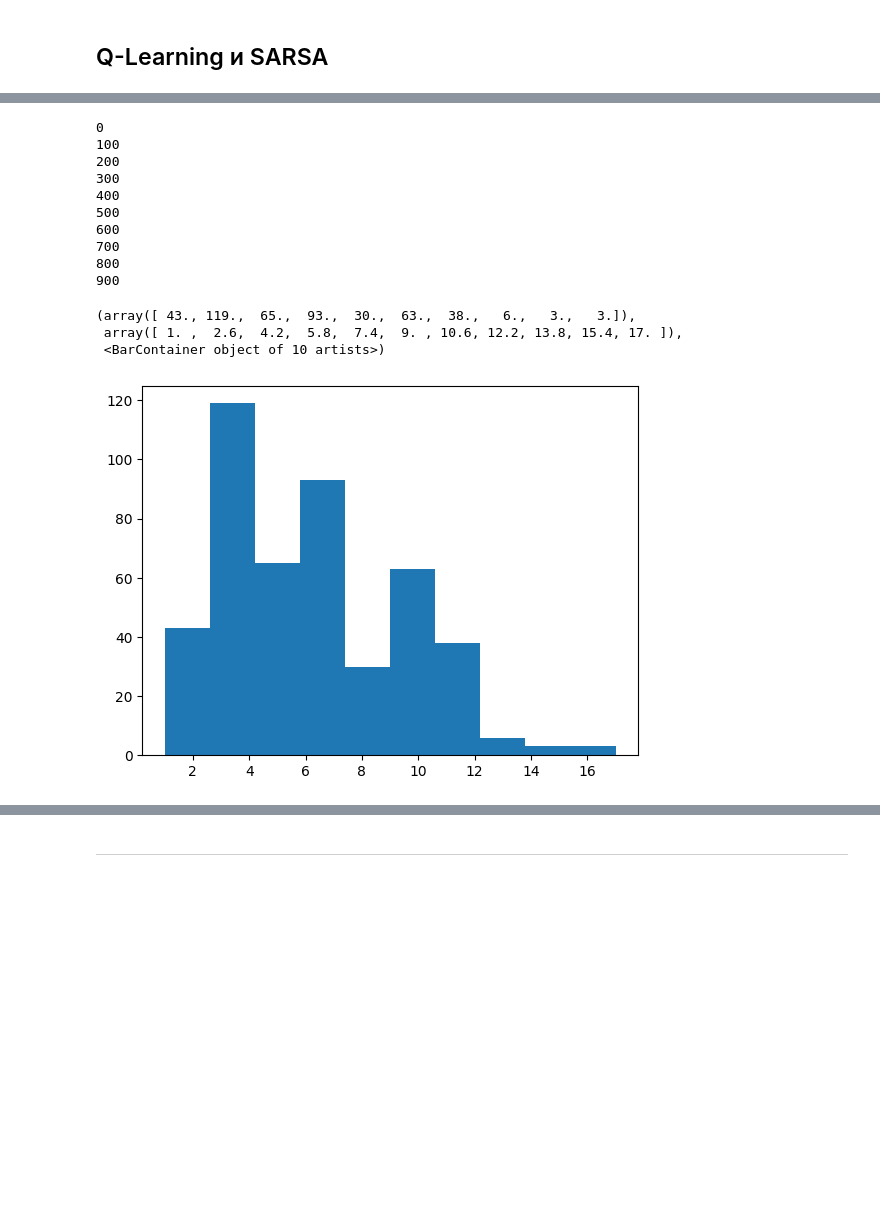
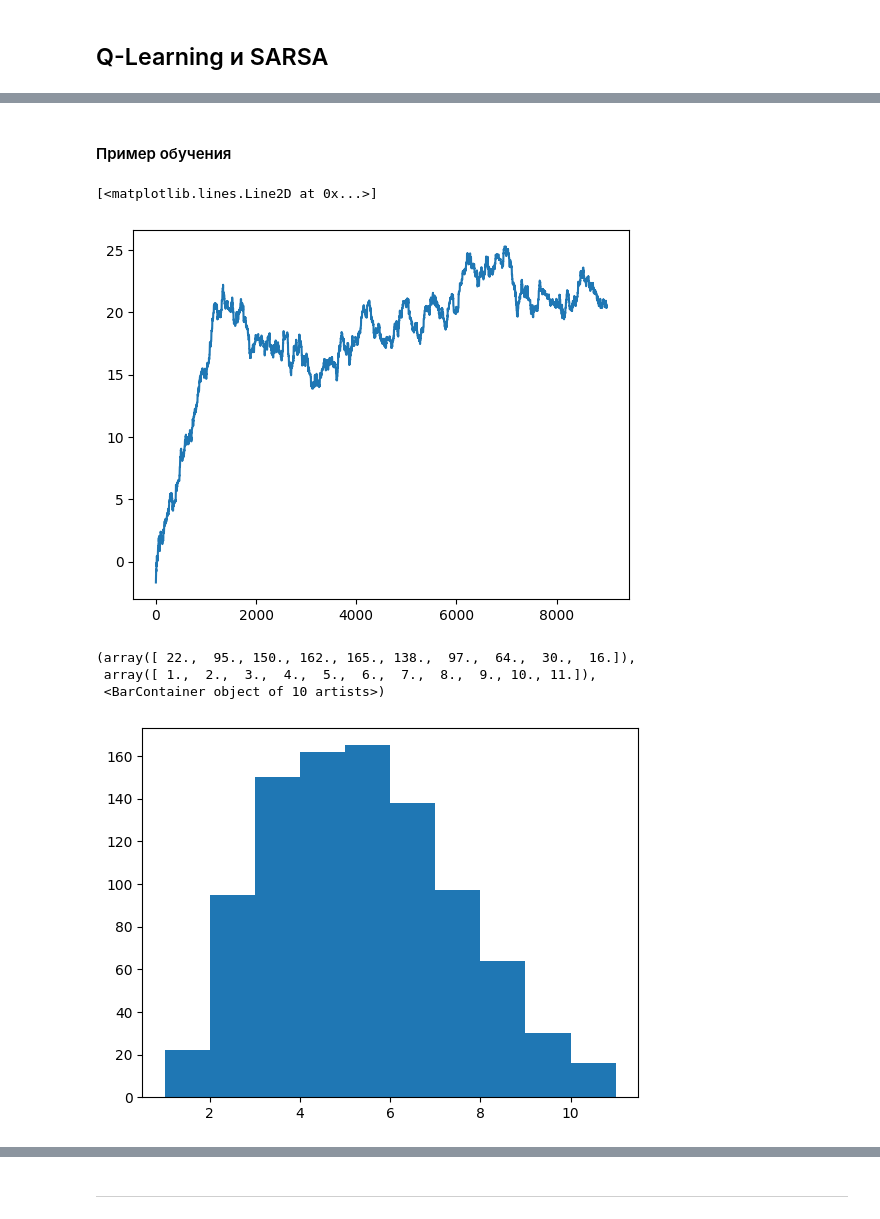
Before and after one commit to cdyhdrxj/rl, a Jupyter notebook: q-learning-sarsa.ipynb, the cells around one changed output, grey strips where cells are left out. Drawn from its saved outputs; the diff is of its cells as text; code cells hidden in the pictures; blank space fills up the shorter version.

```diff
--- a/q-learning-sarsa.ipynb
+++ b/q-learning-sarsa.ipynb
@@ -286,6 +313,10 @@ class QLearning:
         self.gamma = gamma
         # Параметр Q-функции: (state, action)
         self.Q = dict()
+
+        # Статистика для анализа: для каждого эпизода -
+        # сумма вознаграждений, количество шагов, дошли ли до финиша
+        self.stat = []
 
     # Возвращает текущее значение Q-функции для состояния state и действия action
     # Для терминального состояния - 0
@@ -312,13 +343,18 @@ class QLearning:
 
     def learn(self, max_episodes, max_steps):
         for _ in range(max_episodes):
-            n, m = randint(10, 20), randint(10, 20)
+            # Статистика
+            sum_reward = 0
+            steps = 0
+            final = False
+
+            n, m = randint(5, 7), randint(5, 7)
             env = Environment(
                     n=n,
                     m=m,
                     p_walk=0.5,
                     p_obstacle=random.uniform(0.1, 0.2),
-                    number_mud=random.randint(int(5 * (n*m)/(20*20)), int(8 * (n*m)/(20*20))),
+                    number_mud=random.randint(2, 5),
                 )
             state = env.get_state()
 
@@ -326,6 +362,7 @@ class QLearning:
 
             for _ in range(max_steps):
                 if env.is_terminal(state):
+                    final = True
                     break
 
                 action = self._choose_action(state)
@@ -336,4 +373,9 @@ class QLearning:
 
                 self.Q[(state, action)] = old_q + self.alpha * (target - old_q)
                 state = next_state
+
+                sum_reward += reward
+                steps += 1
+
+            self.stat.append((sum_reward, steps, final))
 # %% [markdown]
@@ -340,0 +442,11 @@ class QLearning:
+# %%
+env = Environment(
+    n=6,
+    m=6,
+    p_walk=0.6,
+    p_obstacle=0.3,
+    number_mud=5, # должно быть пропорционально размерам сетки
+)
+
+# Матожидание кратчайшего пути между стартом и финишем
+print(expected_shortest_path(env))
@@ -341,16 +459,32 @@ class QLearning:
+# %% [markdown]
+#### Пример обучения
 # %%
 q = QLearning(alpha=0.1, epsilon=0.3, gamma=1)
-q.learn(max_episodes=20000, max_steps=10000)
+q.learn(max_episodes=10000, max_steps=300)
+# %%
+import matplotlib.pyplot as plt
+
+# Анализ статистики из q.stat
+
+# График суммарного вознаграждения за эпизод по эпизодам во время обучения
+# Скользящее окно, чтобы не было кардиограммы
+rewards = np.array([stat[0] for stat in q.stat])
+window = 1000
+smooth = np.convolve(rewards, np.ones(window)/window, mode='valid')
+plt.plot(smooth)
+# %% [output]
+[<matplotlib.lines.Line2D at 0x...>]
+[figure, added]
 # %%
 import matplotlib.pyplot as plt
 import numpy as np
 
-MAX_STEPS = 5 * 10**4
+MAX_STEPS = 500
 
 # Тестовый запуск обученной модели на новой случайной среде
 # Возвращает количество шагов агента до достижения финиша (но не более MAX_STEPS)
 def try_model():
-    n, m = 10, 10
+    n, m = 6, 6
     env = Environment(
         n=n,
         m=m,
@@ -405,35 +539,22 @@ def try_model():
 # %%
 # Количество эпизодов
 N = 1000
 path_steps = []
 cnt_large = 0
 for _ in range(N):
     steps = try_model()
     if steps < MAX_STEPS:
         path_steps.append(steps)
     else:
         cnt_large += 1
 
-    if _ % 100 == 0:
-        print(_)
-
 path_steps = sorted(path_steps)
 plt.hist(path_steps, bins=10)
 # %% [output]
-0
-100
-200
-300
-400
-500
-600
-700
-800
-900
+(array([ 22.,  95., 150., 162., 165., 138.,  97.,  64.,  30.,  16.]),
+ array([ 1.,  2.,  3.,  4.,  5.,  6.,  7.,  8.,  9., 10., 11.]),
+ <BarContainer object of 10 artists>)
-(array([ 43., 119.,  65.,  93.,  30.,  63.,  38.,   6.,   3.,   3.]),
- array([ 1. ,  2.6,  4.2,  5.8,  7.4,  9. , 10.6, 12.2, 13.8, 15.4, 17. ]),
- <BarContainer object of 10 artists>)
-[figure, old version]
+[figure, new version]
 # %%
 # Доля эпизодов, для которых не нашёлся путь за MAX_STEPS шагов
 print(cnt_large / N)
```
Also changed, not shown: parts of 13 cells of this notebook.
